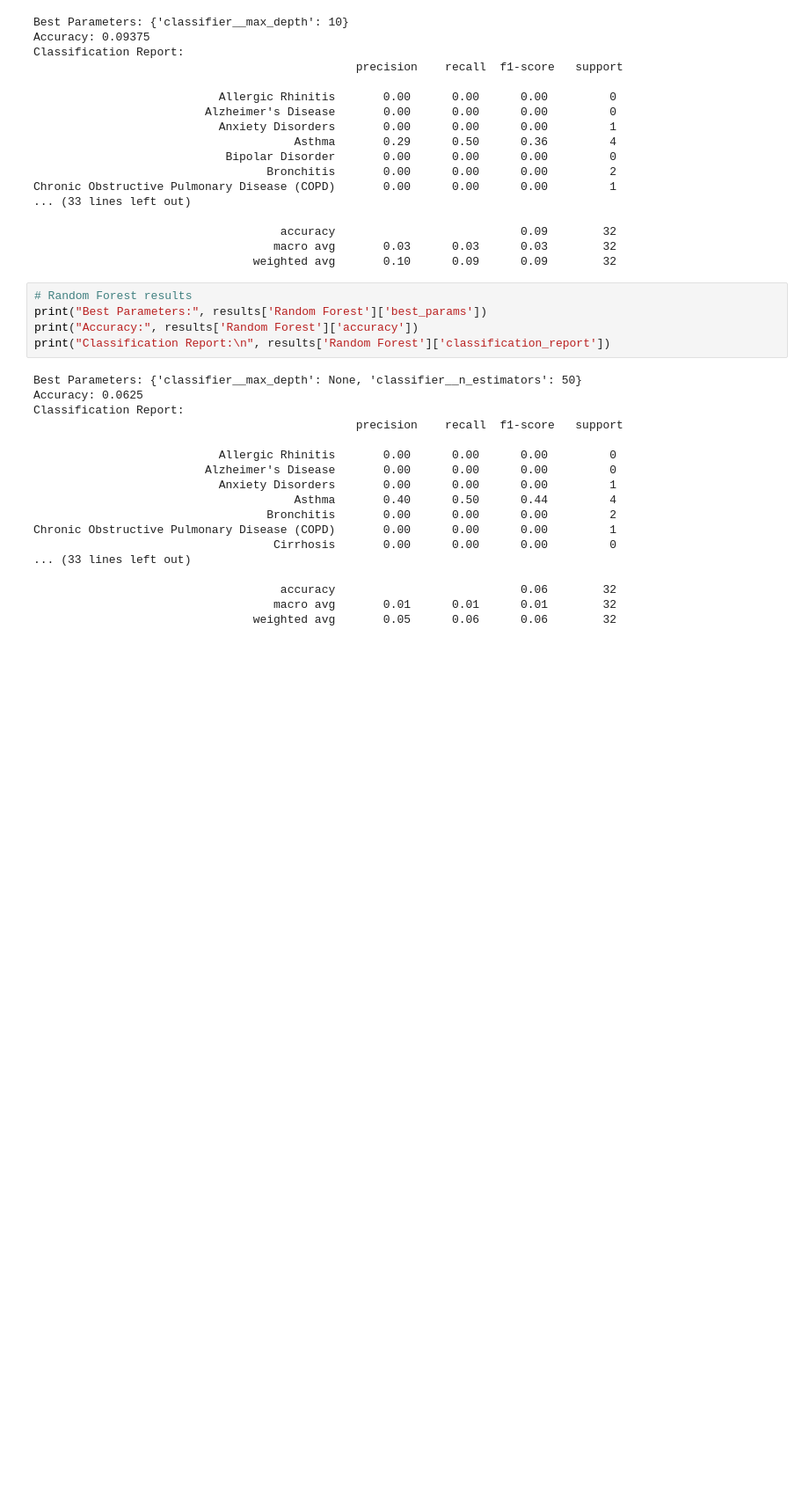
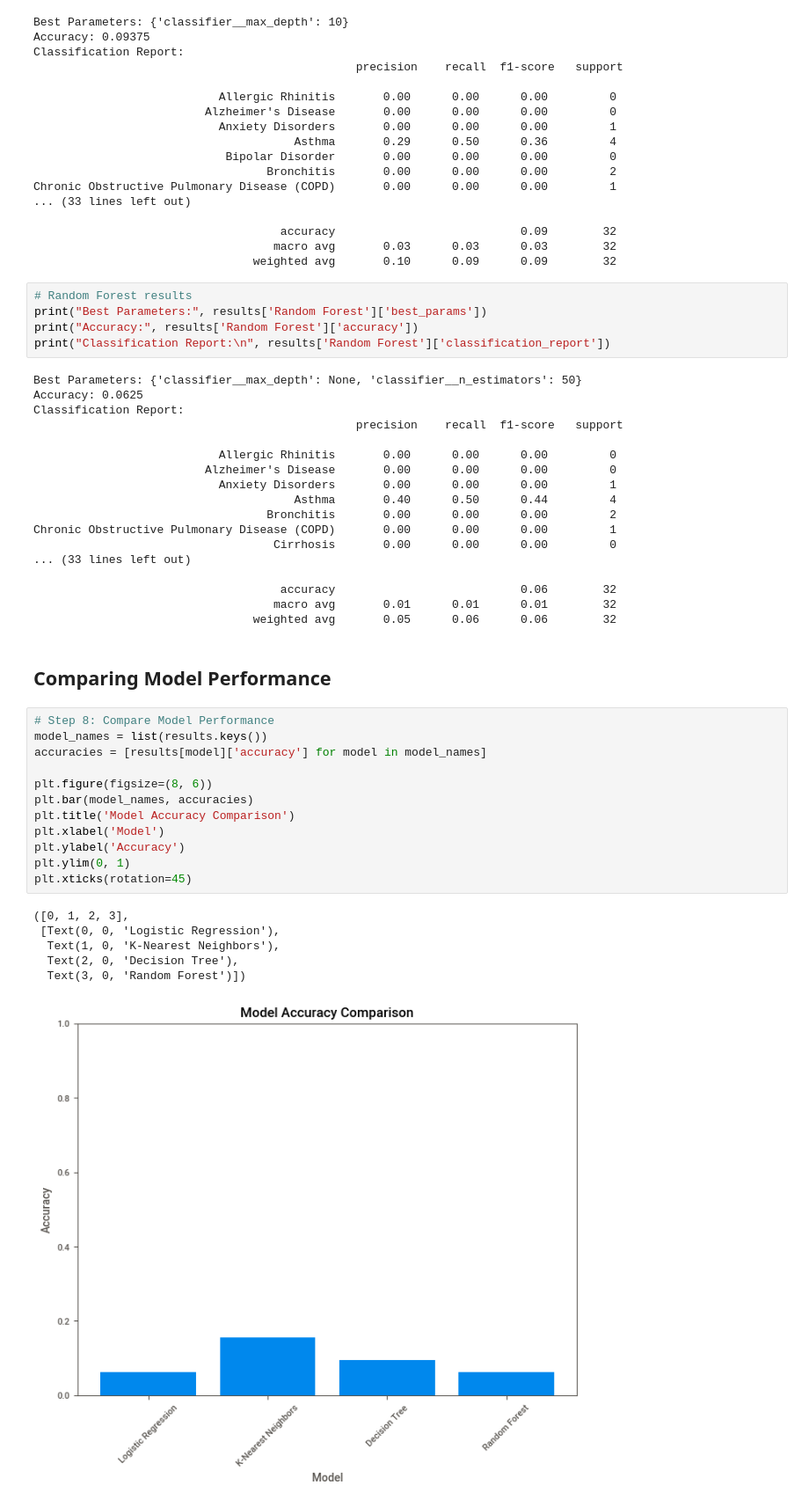
Before and after one commit to yerin16/ai-diagnosis-assistant, a Jupyter notebook: ai-diagnosis-assistant.ipynb, the cells around one changed output. Shown at 88% size. Saved outputs shown, nothing was run; the diff lists cells and outputs as text; blank space fills up the shorter version.

Commit message:
comparing model performance added

```diff
--- a/ai-diagnosis-assistant.ipynb
+++ b/ai-diagnosis-assistant.ipynb
@@ -357,3 +357,24 @@ Chronic Obstructive Pulmonary Disease (COPD)       0.00      0.00      0.00
                                     accuracy                           0.06        32
                                    macro avg       0.01      0.01      0.01        32
                                 weighted avg       0.05      0.06      0.06        32
+# %% [markdown]
+## Comparing Model Performance
+# %%
+# Step 8: Compare Model Performance
+model_names = list(results.keys())
+accuracies = [results[model]['accuracy'] for model in model_names]
+
+plt.figure(figsize=(8, 6))
+plt.bar(model_names, accuracies)
+plt.title('Model Accuracy Comparison')
+plt.xlabel('Model')
+plt.ylabel('Accuracy')
+plt.ylim(0, 1)
+plt.xticks(rotation=45)
+# %% [output]
+([0, 1, 2, 3],
+ [Text(0, 0, 'Logistic Regression'),
+  Text(1, 0, 'K-Nearest Neighbors'),
+  Text(2, 0, 'Decision Tree'),
+  Text(3, 0, 'Random Forest')])
+[figure, added]
```
Also changed, not shown: parts of 3 cells of this notebook.
